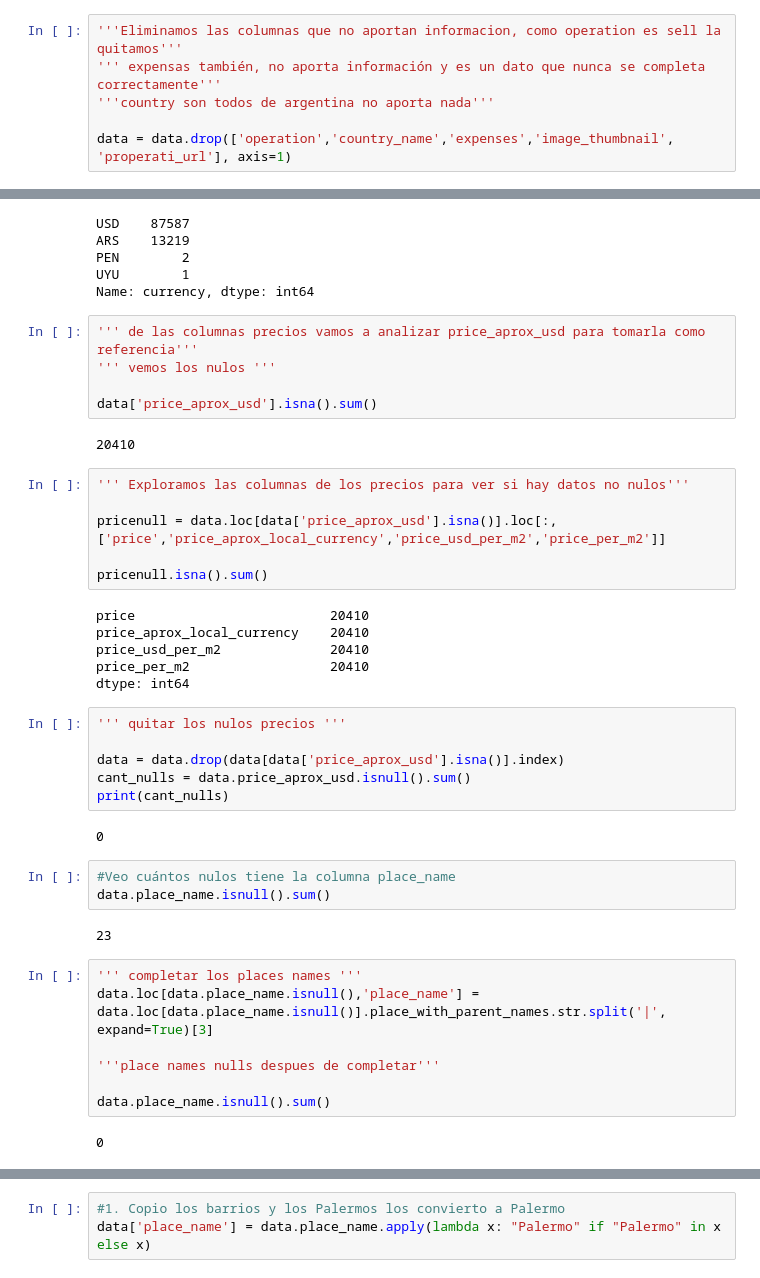
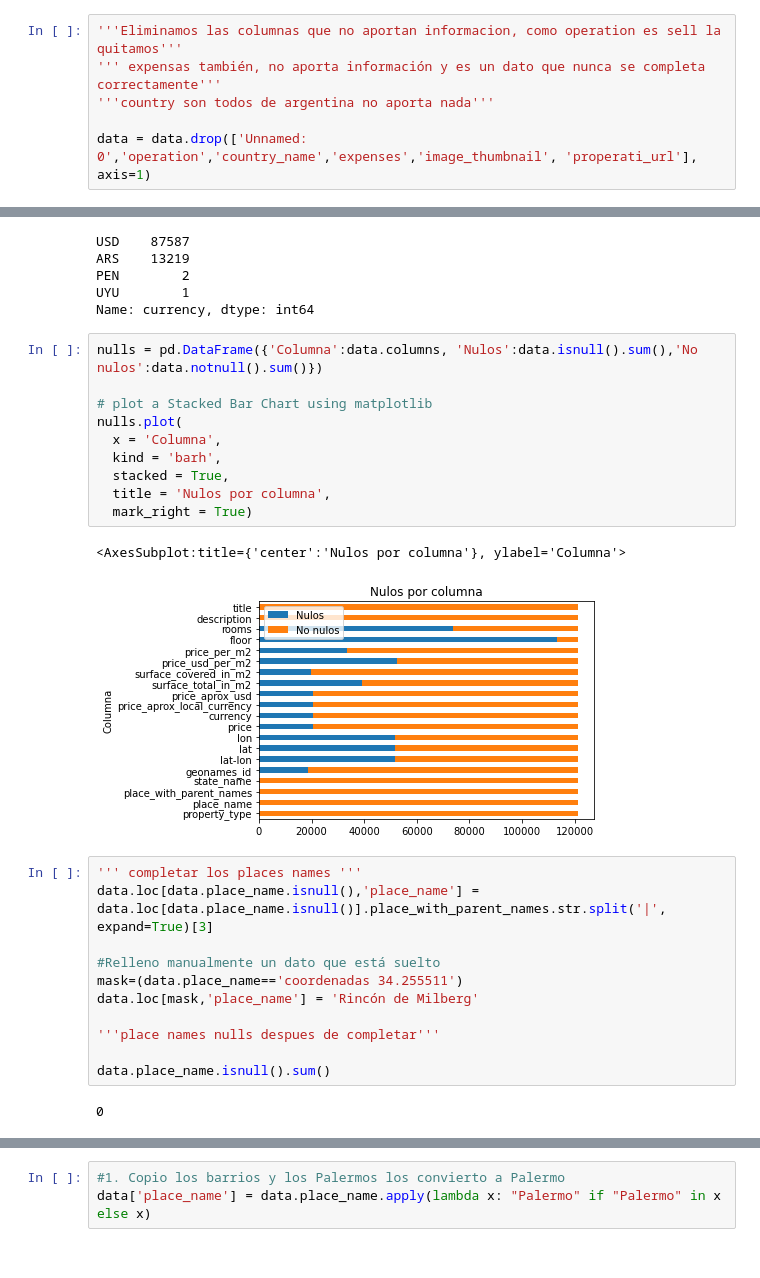
Before and after one commit to casagrandeale/TPDigitalHouse, a Jupyter notebook: tp/TP_Limpieza_Final.ipynb, the cells around one changed output, grey strips where cells are left out. Cells and saved outputs as stored; diff of their text form.

Commit message:
Se limpian columnas, filas sin datos Se agregan gráficos

```diff
--- a/tp/TP_Limpieza_Final.ipynb
+++ b/tp/TP_Limpieza_Final.ipynb
@@ -50,7 +51,7 @@ Name: country_name, dtype: int64
 ''' expensas también, no aporta información y es un dato que nunca se completa correctamente'''
 '''country son todos de argentina no aporta nada'''
 
-data = data.drop(['operation','country_name','expenses','image_thumbnail', 'properati_url'], axis=1)
+data = data.drop(['Unnamed: 0','operation','country_name','expenses','image_thumbnail', 'properati_url'], axis=1)
 # %%
 ''' revisamos en que moneda se encuentran expresadas las propiedades'''
 data.currency.value_counts()
@@ -60,42 +61,27 @@ ARS    13219
 PEN        2
 UYU        1
 Name: currency, dtype: int64
-# %%
-''' de las columnas precios vamos a analizar price_aprox_usd para tomarla como referencia'''
-''' vemos los nulos '''
-
-data['price_aprox_usd'].isna().sum()
-# %% [output]
-20410
-# %%
-''' Exploramos las columnas de los precios para ver si hay datos no nulos'''
-
-pricenull = data.loc[data['price_aprox_usd'].isna()].loc[:,['price','price_aprox_local_currency','price_usd_per_m2','price_per_m2']]
-
-pricenull.isna().sum()
-# %% [output]
-price                         20410
-price_aprox_local_currency    20410
-price_usd_per_m2              20410
-price_per_m2                  20410
-dtype: int64
-# %%
-''' quitar los nulos precios '''
-
-data = data.drop(data[data['price_aprox_usd'].isna()].index)
-cant_nulls = data.price_aprox_usd.isnull().sum()
-print(cant_nulls)
-# %% [output]
-0
-# %%
-#Veo cuántos nulos tiene la columna place_name
-data.place_name.isnull().sum()
-# %% [output]
-23
+# %%
+nulls = pd.DataFrame({'Columna':data.columns, 'Nulos':data.isnull().sum(),'No nulos':data.notnull().sum()})
+
+# plot a Stacked Bar Chart using matplotlib
+nulls.plot(
+  x = 'Columna',
+  kind = 'barh',
+  stacked = True,
+  title = 'Nulos por columna',
+  mark_right = True)
+# %% [output]
+<AxesSubplot:title={'center':'Nulos por columna'}, ylabel='Columna'>
+[figure, added]
 # %%
 ''' completar los places names '''
 data.loc[data.place_name.isnull(),'place_name'] = data.loc[data.place_name.isnull()].place_with_parent_names.str.split('|', expand=True)[3]
 
+#Relleno manualmente un dato que está suelto
+mask=(data.place_name=='coordenadas 34.255511')
+data.loc[mask,'place_name'] = 'Rincón de Milberg'
+
 '''place names nulls despues de completar'''
 
 data.place_name.isnull().sum()
```
Also changed, not shown: parts of 43 cells of this notebook.
